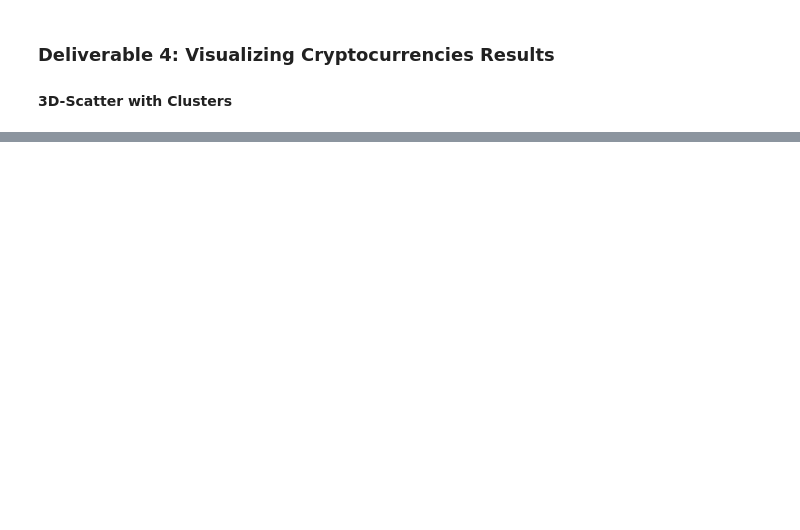
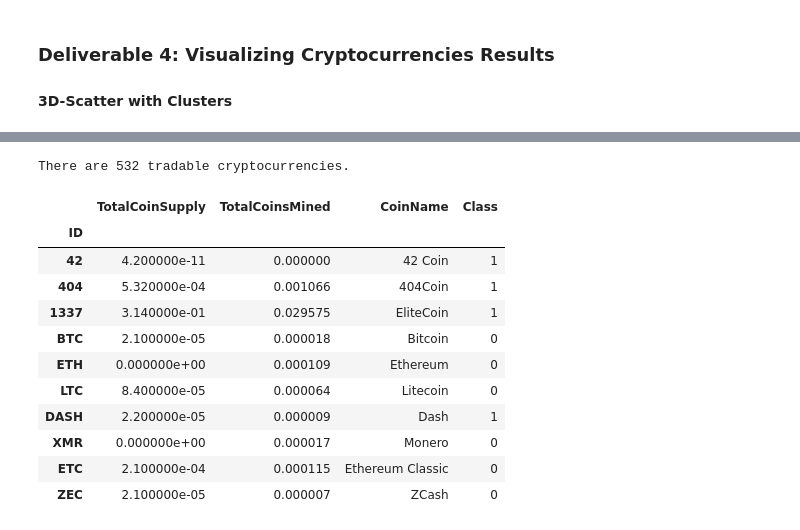
Before and after one commit to kwinterling/Cryptocurrencies, a Jupyter notebook: crypto_clustering.ipynb, the cells around one changed output, grey strips where cells are left out. Saved outputs shown, nothing was run; the diff lists cells and outputs as text; code cells hidden in the pictures; blank space fills up the shorter version.

```diff
--- a/crypto_clustering.ipynb
+++ b/crypto_clustering.ipynb
@@ -288,3 +304,6 @@ clustered_df.head(10)
 # %%
 # Print the total number of tradable cryptocurrencies.
-# YOUR CODE HERE
+num_cryptocurrencies = clustered_df.shape[0]
+print(f'There are {num_cryptocurrencies} tradable cryptocurrencies.')
+# %% [output]
+There are 532 tradable cryptocurrencies.
@@ -294,13 +310,40 @@ clustered_df.head(10)
+# %%
+# Scaling data to create the scatter plot with tradable cryptocurrencies.
+mmsc = MinMaxScaler()
+tCoinSupply = mmsc.fit_transform(clustered_df["TotalCoinSupply"].values.reshape(-1, 1))
+tCoinsMined = mmsc.fit_transform(clustered_df["TotalCoinsMined"].values.reshape(-1, 1))
+
+tCoinSupply = tCoinSupply.transpose()
+tCoinsMined = tCoinsMined.transpose()
+tCoinSupply = pd.DataFrame(tCoinSupply[0],
+columns=["TotalCoinSupply"],
+index=clustered_df.index)
+tCoinsMined = pd.DataFrame(tCoinsMined[0],
+columns=["TotalCoinsMined"],
+index=clustered_df.index)
 # %%
 # Create a new DataFrame that has the scaled data with the clustered_df DataFrame index.
-# YOUR CODE HERE
+plot_df = tCoinSupply.join(tCoinsMined)
 
 # Add the "CoinName" column from the clustered_df DataFrame to the new DataFrame.
-# YOUR CODE HERE
+plot_df["CoinName"] = (clustered_df["CoinName"]).copy()
 
 # Add the "Class" column from the clustered_df DataFrame to the new DataFrame.
-# YOUR CODE HERE
+plot_df["Class"] = (clustered_df["Class"]).copy()
 
 plot_df.head(10)
+# %% [output]
+|  | TotalCoinSupply | TotalCoinsMined | CoinName | Class |
+| ID |  |  |  |  |
+| 42 | 4.200000e-11 | 0.000000 | 42 Coin | 1 |
+| 404 | 5.320000e-04 | 0.001066 | 404Coin | 1 |
+| 1337 | 3.140000e-01 | 0.029575 | EliteCoin | 1 |
+| BTC | 2.100000e-05 | 0.000018 | Bitcoin | 0 |
+| ETH | 0.000000e+00 | 0.000109 | Ethereum | 0 |
+| LTC | 8.400000e-05 | 0.000064 | Litecoin | 0 |
+| DASH | 2.200000e-05 | 0.000009 | Dash | 1 |
+| XMR | 0.000000e+00 | 0.000017 | Monero | 0 |
+| ETC | 2.100000e-04 | 0.000115 | Ethereum Classic | 0 |
+| ZEC | 2.100000e-05 | 0.000007 | ZCash | 0 |
 # %%
 # Create a hvplot.scatter plot using x="TotalCoinsMined" and y="TotalCoinSupply".
```
Also changed, not shown: parts of 9 cells of this notebook, 1 other file.
